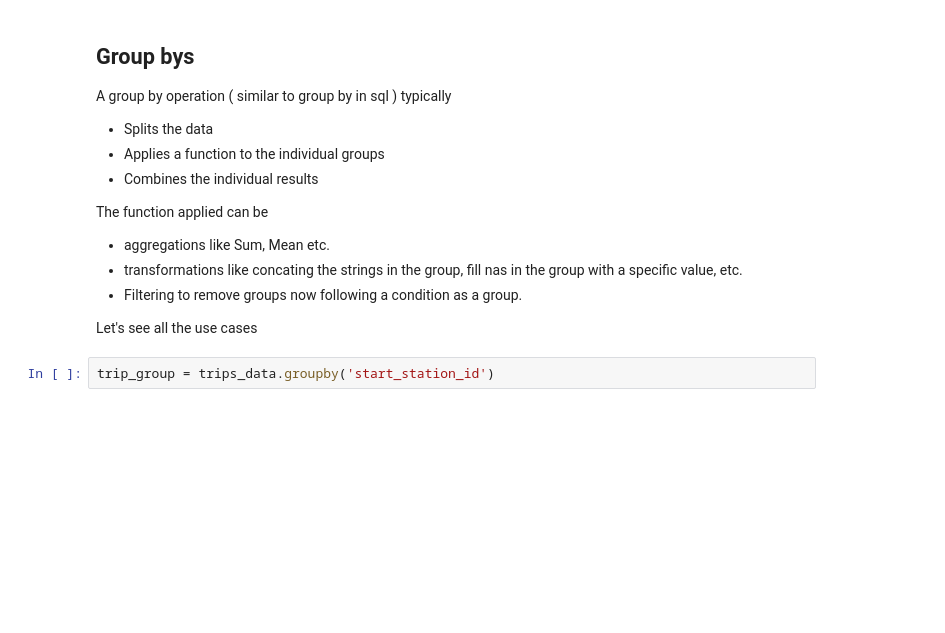
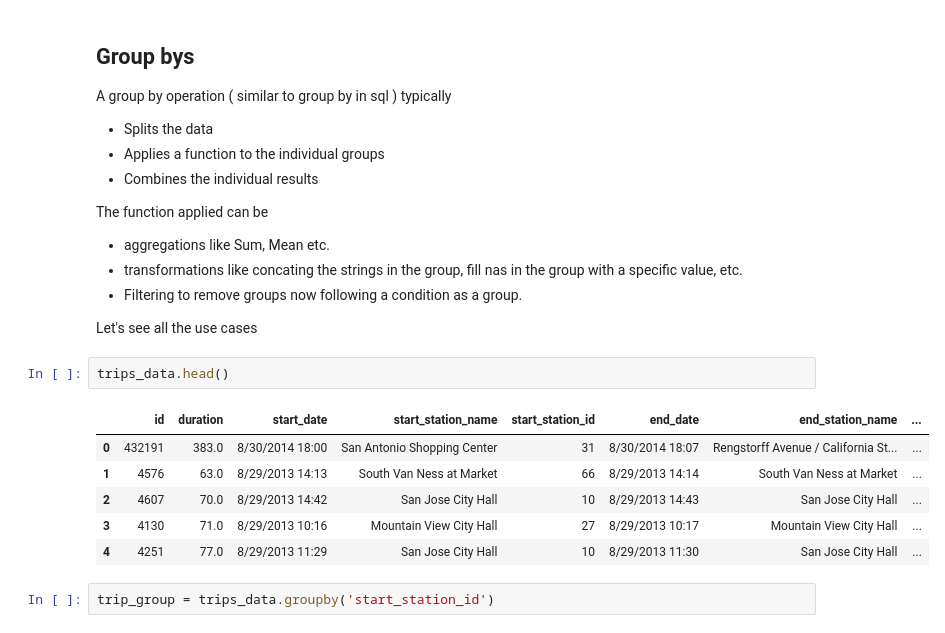
Before and after one commit to raghothams/scaling-pandas, a Jupyter notebook: 03 Group by - Aggregates.ipynb, the cells around one changed output. Drawn from its saved outputs; the diff is of its cells as text; blank space fills up the shorter version.

```diff
--- a/03 Group by - Aggregates.ipynb
+++ b/03 Group by - Aggregates.ipynb
@@ -29,6 +29,15 @@ The function applied can be
 - Filtering to remove groups now following a condition as a group.
 
 Let's see all the use cases
+# %%
+trips_data.head()
+# %% [output]
+|  | id | duration | start_date | start_station_name | start_station_id | end_date | end_station_name | ... |
+| 0 | 432191 | 383.0 | 8/30/2014 18:00 | San Antonio Shopping Center | 31 | 8/30/2014 18:07 | Rengstorff Avenue / California St... | ... |
+| 1 | 4576 | 63.0 | 8/29/2013 14:13 | South Van Ness at Market | 66 | 8/29/2013 14:14 | South Van Ness at Market | ... |
+| 2 | 4607 | 70.0 | 8/29/2013 14:42 | San Jose City Hall | 10 | 8/29/2013 14:43 | San Jose City Hall | ... |
+| 3 | 4130 | 71.0 | 8/29/2013 10:16 | Mountain View City Hall | 27 | 8/29/2013 10:17 | Mountain View City Hall | ... |
+| 4 | 4251 | 77.0 | 8/29/2013 11:29 | San Jose City Hall | 10 | 8/29/2013 11:30 | San Jose City Hall | ... |
 # %%
 trip_group = trips_data.groupby('start_station_id')
 # %%
```
Also changed, not shown: parts of 2 cells of this notebook.
